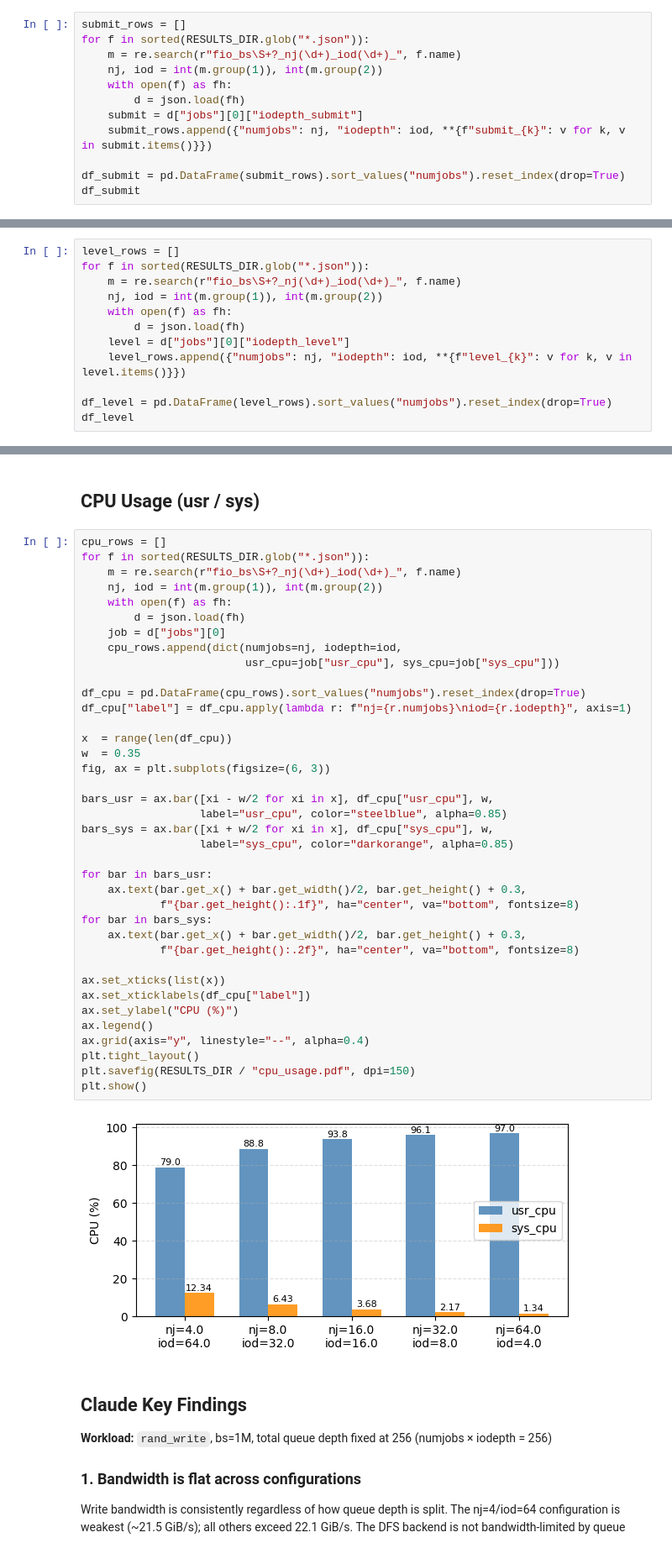
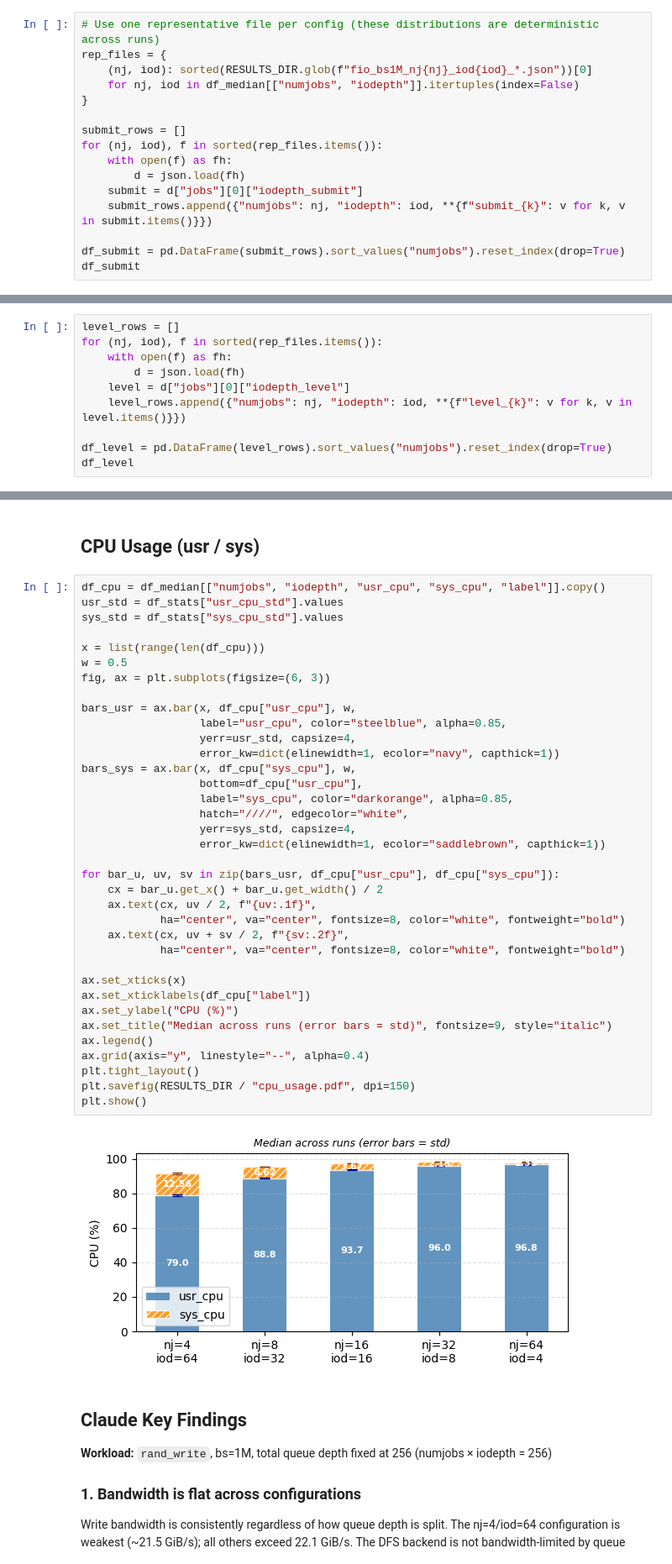
Before and after one commit to cissieAB/pdsw26_daos-bench, a Jupyter notebook: results/testbed/fio-dfs-heatmap-256io-sweep/fio_dfs_heatmap_256io-sweep.ipynb, the cells around one changed output, grey strips where cells are left out. Shown at 84% size. Drawn from its saved outputs; the diff is of its cells as text.

Commit message:
io256 11-run result processing

```diff
--- a/results/testbed/fio-dfs-heatmap-256io-sweep/fio_dfs_heatmap_256io-sweep.ipynb
+++ b/results/testbed/fio-dfs-heatmap-256io-sweep/fio_dfs_heatmap_256io-sweep.ipynb
@@ -192,10 +289,14 @@ plt.show()
 # %% [markdown]
 ## Submit Batch Size
 # %%
+# Use one representative file per config (these distributions are deterministic across runs)
+rep_files = {
+    (nj, iod): sorted(RESULTS_DIR.glob(f"fio_bs1M_nj{nj}_iod{iod}_*.json"))[0]
+    for nj, iod in df_median[["numjobs", "iodepth"]].itertuples(index=False)
+}
+
 submit_rows = []
-for f in sorted(RESULTS_DIR.glob("*.json")):
-    m = re.search(r"fio_bs\S+?_nj(\d+)_iod(\d+)_", f.name)
-    nj, iod = int(m.group(1)), int(m.group(2))
+for (nj, iod), f in sorted(rep_files.items()):
     with open(f) as fh:
         d = json.load(fh)
     submit = d["jobs"][0]["iodepth_submit"]
@@ -216,9 +317,7 @@ Across all configurations, `iodepth_submit["4"] = 100%` regardless of the config
 ## Queue Depth Utilization (iodepth_level)
 # %%
 level_rows = []
-for f in sorted(RESULTS_DIR.glob("*.json")):
-    m = re.search(r"fio_bs\S+?_nj(\d+)_iod(\d+)_", f.name)
-    nj, iod = int(m.group(1)), int(m.group(2))
+for (nj, iod), f in sorted(rep_files.items()):
     with open(f) as fh:
         d = json.load(fh)
     level = d["jobs"][0]["iodepth_level"]
@@ -238,45 +337,43 @@ All configurations keep the queue nearly full at their configured iodepth (~99.9
 # %% [markdown]
 ## CPU Usage (usr / sys)
 # %%
-cpu_rows = []
-for f in sorted(RESULTS_DIR.glob("*.json")):
-    m = re.search(r"fio_bs\S+?_nj(\d+)_iod(\d+)_", f.name)
-    nj, iod = int(m.group(1)), int(m.group(2))
-    with open(f) as fh:
-        d = json.load(fh)
-    job = d["jobs"][0]
-    cpu_rows.append(dict(numjobs=nj, iodepth=iod,
-                         usr_cpu=job["usr_cpu"], sys_cpu=job["sys_cpu"]))
+df_cpu = df_median[["numjobs", "iodepth", "usr_cpu", "sys_cpu", "label"]].copy()
+usr_std = df_stats["usr_cpu_std"].values
+sys_std = df_stats["sys_cpu_std"].values
 
-df_cpu = pd.DataFrame(cpu_rows).sort_values("numjobs").reset_index(drop=True)
-df_cpu["label"] = df_cpu.apply(lambda r: f"nj={r.numjobs}\niod={r.iodepth}", axis=1)
-
-x  = range(len(df_cpu))
-w  = 0.35
+x = list(range(len(df_cpu)))
+w = 0.5
 fig, ax = plt.subplots(figsize=(6, 3))
 
-bars_usr = ax.bar([xi - w/2 for xi in x], df_cpu["usr_cpu"], w,
-                  label="usr_cpu", color="steelblue", alpha=0.85)
-bars_sys = ax.bar([xi + w/2 for xi in x], df_cpu["sys_cpu"], w,
-                  label="sys_cpu", color="darkorange", alpha=0.85)
+bars_usr = ax.bar(x, df_cpu["usr_cpu"], w,
+                  label="usr_cpu", color="steelblue", alpha=0.85,
+                  yerr=usr_std, capsize=4,
+                  error_kw=dict(elinewidth=1, ecolor="navy", capthick=1))
+bars_sys = ax.bar(x, df_cpu["sys_cpu"], w,
+                  bottom=df_cpu["usr_cpu"],
+                  label="sys_cpu", color="darkorange", alpha=0.85,
+                  hatch="////", edgecolor="white",
+                  yerr=sys_std, capsize=4,
+                  error_kw=dict(elinewidth=1, ecolor="saddlebrown", capthick=1))
 
-for bar in bars_usr:
-    ax.text(bar.get_x() + bar.get_width()/2, bar.get_height() + 0.3,
-            f"{bar.get_height():.1f}", ha="center", va="bottom", fontsize=8)
-for bar in bars_sys:
-    ax.text(bar.get_x() + bar.get_width()/2, bar.get_height() + 0.3,
-            f"{bar.get_height():.2f}", ha="center", va="bottom", fontsize=8)
+for bar_u, uv, sv in zip(bars_usr, df_cpu["usr_cpu"], df_cpu["sys_cpu"]):
+    cx = bar_u.get_x() + bar_u.get_width() / 2
+    ax.text(cx, uv / 2, f"{uv:.1f}",
+            ha="center", va="center", fontsize=8, color="white", fontweight="bold")
+    ax.text(cx, uv + sv / 2, f"{sv:.2f}",
+            ha="center", va="center", fontsize=8, color="white", fontweight="bold")
 
-ax.set_xticks(list(x))
+ax.set_xticks(x)
 ax.set_xticklabels(df_cpu["label"])
 ax.set_ylabel("CPU (%)")
+ax.set_title("Median across runs (error bars = std)", fontsize=9, style="italic")
 ax.legend()
 ax.grid(axis="y", linestyle="--", alpha=0.4)
 plt.tight_layout()
 plt.savefig(RESULTS_DIR / "cpu_usage.pdf", dpi=150)
 plt.show()
 # %% [output]
-[figure, old version]
+[figure, new version]
 # %% [markdown]
 ## Claude Key Findings
 
```
Also changed, not shown: parts of 6 cells of this notebook.
